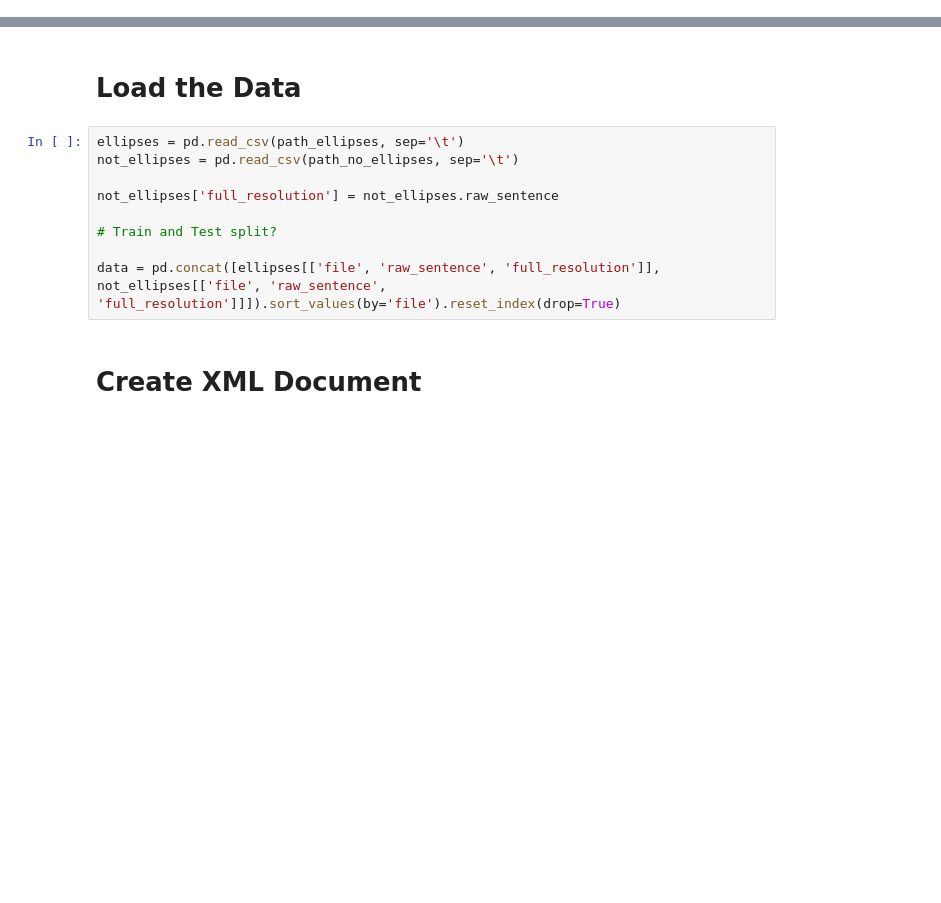
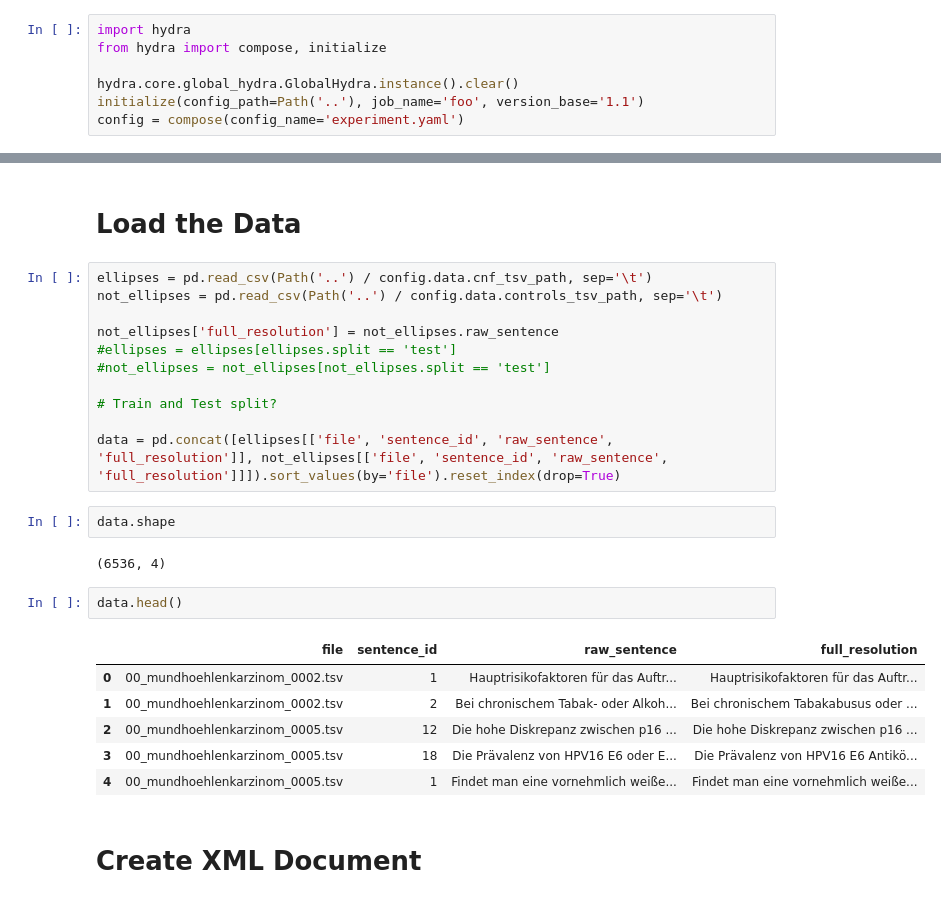
Before and after one commit to hpi-dhc/ggponc_ellipses, a Jupyter notebook: notebooks/02_Baseline_Aepli.ipynb, the cells around one changed output, grey strips where cells are left out. Drawn from its saved outputs; the diff is of its cells as text; blank space fills up the shorter version.

```diff
--- a/notebooks/02_Baseline_Aepli.ipynb
+++ b/notebooks/02_Baseline_Aepli.ipynb
@@ -19,0 +15,7 @@ path_output_file = '../data/baseline_files/wordFreqs.txt'
+# %%
+import hydra
+from hydra import compose, initialize
+
+hydra.core.global_hydra.GlobalHydra.instance().clear()
+initialize(config_path=Path('..'), job_name='foo', version_base='1.1')
+config = compose(config_name='experiment.yaml')
@@ -20,14 +33,29 @@ path_output_file = '../data/baseline_files/wordFreqs.txt'
 # %% [markdown]
 # Load the Data
 # %%
-ellipses = pd.read_csv(path_ellipses, sep='\t')
-not_ellipses = pd.read_csv(path_no_ellipses, sep='\t')
+ellipses = pd.read_csv(Path('..') / config.data.cnf_tsv_path, sep='\t')
+not_ellipses = pd.read_csv(Path('..') / config.data.controls_tsv_path, sep='\t')
 
 not_ellipses['full_resolution'] = not_ellipses.raw_sentence
+#ellipses = ellipses[ellipses.split == 'test']
+#not_ellipses = not_ellipses[not_ellipses.split == 'test']
 
 # Train and Test split?
 
-data = pd.concat([ellipses[['file', 'raw_sentence', 'full_resolution']], not_ellipses[['file', 'raw_sentence', 'full_resolution']]]).sort_values(by='file').reset_index(drop=True)
+data = pd.concat([ellipses[['file', 'sentence_id', 'raw_sentence', 'full_resolution']], not_ellipses[['file', 'sentence_id', 'raw_sentence', 'full_resolution']]]).sort_values(by='file').reset_index(drop=True)
+# %%
+data.shape
+# %% [output]
+(6536, 4)
+# %%
+data.head()
+# %% [output]
+|  | file | sentence_id | raw_sentence | full_resolution |
+| 0 | 00_mundhoehlenkarzinom_0002.tsv | 1 | Hauptrisikofaktoren für das Auftr... | Hauptrisikofaktoren für das Auftr... |
+| 1 | 00_mundhoehlenkarzinom_0002.tsv | 2 | Bei chronischem Tabak- oder Alkoh... | Bei chronischem Tabakabusus oder ... |
+| 2 | 00_mundhoehlenkarzinom_0005.tsv | 12 | Die hohe Diskrepanz zwischen p16 ... | Die hohe Diskrepanz zwischen p16 ... |
+| 3 | 00_mundhoehlenkarzinom_0005.tsv | 18 | Die Prävalenz von HPV16 E6 oder E... | Die Prävalenz von HPV16 E6 Antikö... |
+| 4 | 00_mundhoehlenkarzinom_0005.tsv | 1 | Findet man eine vornehmlich weiße... | Findet man eine vornehmlich weiße... |
 # %% [markdown]
 # Create XML Document
 # %%
```
Also changed, not shown: parts of 14 cells of this notebook, 7 other files.
